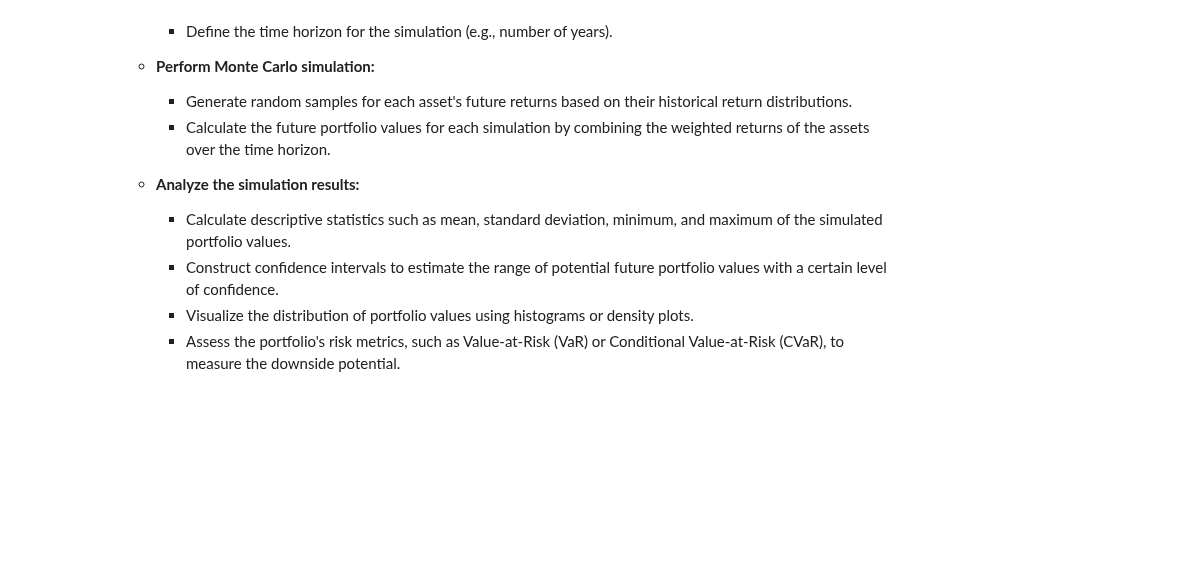
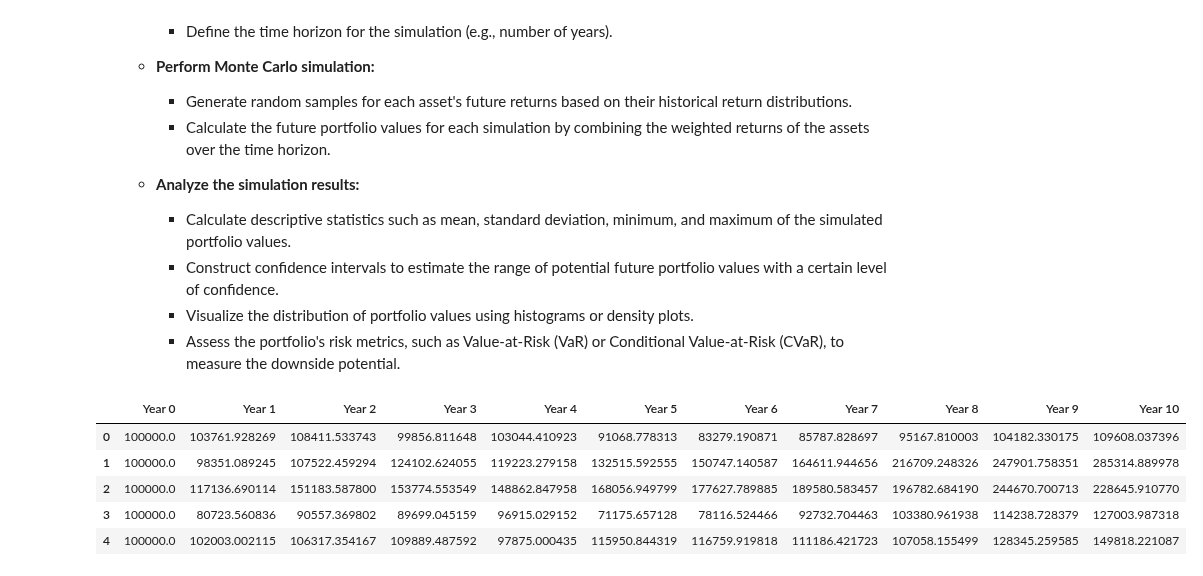
Before and after one commit to arunp77/MonteCarlo-simulation, a Jupyter notebook: Credi-market-risk/Portfolioperformance.ipynb, the cells around one changed output. Saved outputs shown, nothing was run; the diff lists cells and outputs as text; code cells hidden in the pictures; blank space fills up the shorter version.

```diff
--- a/Credi-market-risk/Portfolioperformance.ipynb
+++ b/Credi-market-risk/Portfolioperformance.ipynb
@@ -236,0 +240,9 @@ statistics = df_portfolio_values.describe().T[['mean', 'std', 'min', 'max']]
+# %%
+df_portfolio_values.head()
+# %% [output]
+|  | Year 0 | Year 1 | Year 2 | Year 3 | Year 4 | Year 5 | Year 6 | Year 7 | Year 8 | Year 9 | Year 10 |
+| 0 | 100000.0 | 103761.928269 | 108411.533743 | 99856.811648 | 103044.410923 | 91068.778313 | 83279.190871 | 85787.828697 | 95167.810003 | 104182.330175 | 109608.037396 |
+| 1 | 100000.0 | 98351.089245 | 107522.459294 | 124102.624055 | 119223.279158 | 132515.592555 | 150747.140587 | 164611.944656 | 216709.248326 | 247901.758351 | 285314.889978 |
+| 2 | 100000.0 | 117136.690114 | 151183.587800 | 153774.553549 | 148862.847958 | 168056.949799 | 177627.789885 | 189580.583457 | 196782.684190 | 244670.700713 | 228645.910770 |
+| 3 | 100000.0 | 80723.560836 | 90557.369802 | 89699.045159 | 96915.029152 | 71175.657128 | 78116.524466 | 92732.704463 | 103380.961938 | 114238.728379 | 127003.987318 |
+| 4 | 100000.0 | 102003.002115 | 106317.354167 | 109889.487592 | 97875.000435 | 115950.844319 | 116759.919818 | 111186.421723 | 107058.155499 | 128345.259585 | 149818.221087 |
```
Also changed, not shown: parts of 12 cells of this notebook.
